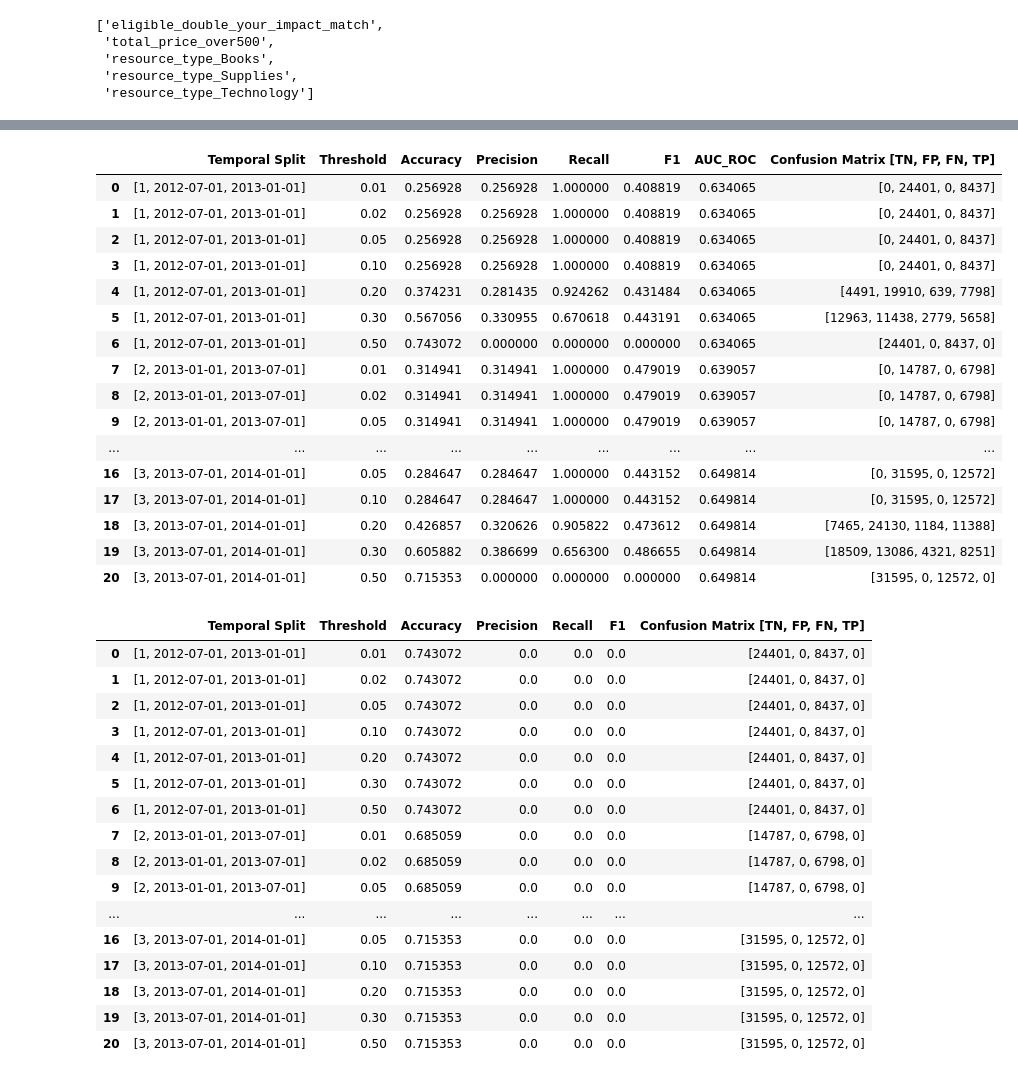
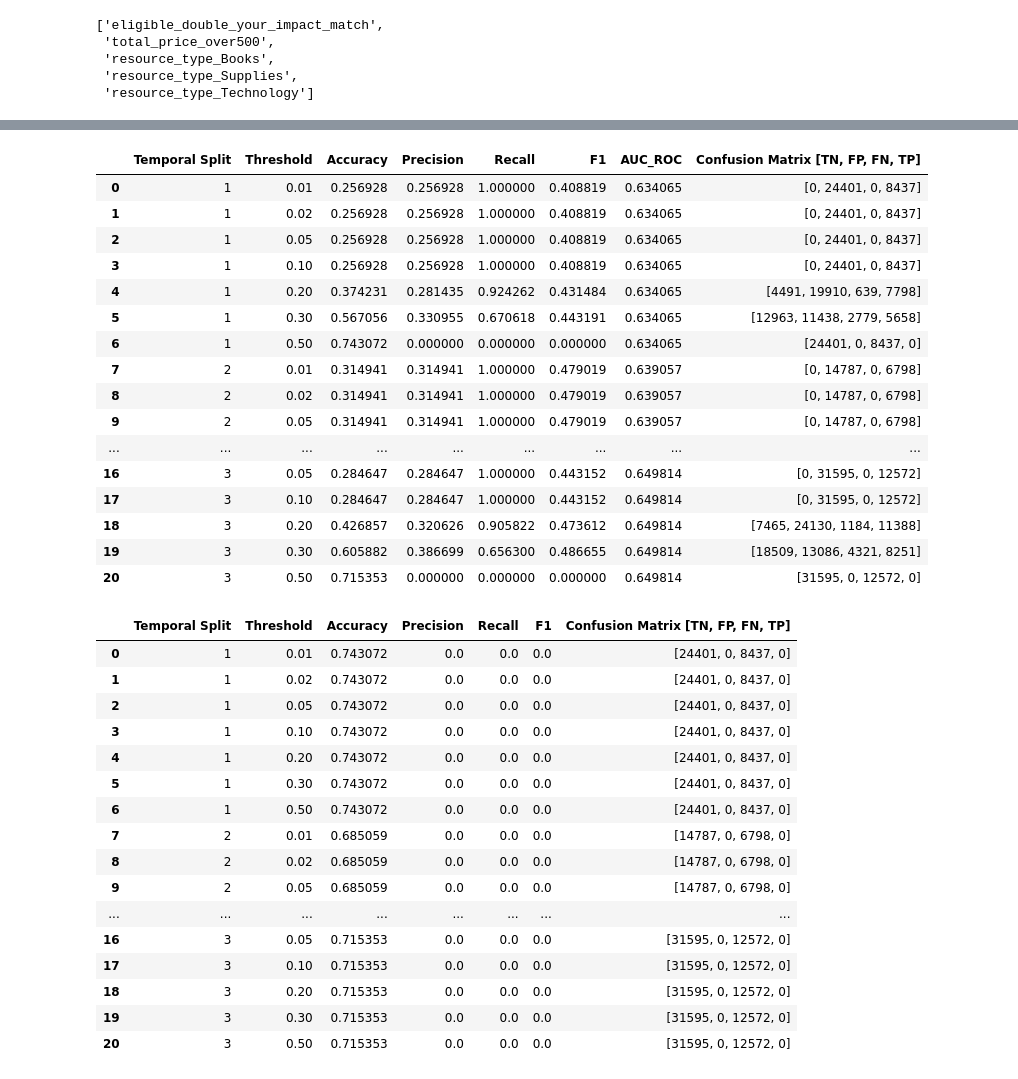
Before and after one commit to erika-tyagi/capp_30254, a Jupyter notebook: homework_3/CAPP 30254 - Homework 3.ipynb, the cells around one changed output, grey strips where cells are left out. Saved outputs shown, nothing was run; the diff lists cells and outputs as text; code cells hidden in the pictures.

```diff
--- a/homework_3/CAPP 30254 - Homework 3.ipynb
+++ b/homework_3/CAPP 30254 - Homework 3.ipynb
@@ -68,12 +70,13 @@ splits = [[1, '2012-07-01', '2013-01-01'],
 # Logistic Regression
 evaluation_table = []
 for s in splits:
-    X_train, X_test, y_train, y_test = pipeline.temporal_split(df, feature_cols, target_col, 'date_posted', s[1], s[2])
+    X_train, X_test, y_train, y_test = pipeline.temporal_split(
+        df, feature_cols, target_col, 'date_posted', s[1], s[2])
     for t in thresholds:
         pred_scores, pred_labels = pipeline.build_LogReg(
             X_train, y_train.values.ravel(), X_test, solver='liblinear', penalty='l1', C=1, threshold=t)
         evaluation_dict = pipeline.evaluate(y_test, pred_labels, pred_scores, include_ROC=True)
-        evaluation_row = [s, t,
+        evaluation_row = [s[0], t,
                           evaluation_dict['accuracy'],
                           evaluation_dict['precision'],
                           evaluation_dict['recall'],
@@ -111,12 +114,13 @@ pd.DataFrame(evaluation_table, columns=['Temporal Split',
 # K Nearest Neighbor
 evaluation_table = []
 for s in splits:
-    X_train, X_test, y_train, y_test = pipeline.temporal_split(df, feature_cols, target_col, 'date_posted', s[1], s[2])
+    X_train, X_test, y_train, y_test = pipeline.temporal_split(
+        df, feature_cols, target_col, 'date_posted', s[1], s[2])
     for t in thresholds:
         pred_scores, pred_labels = pipeline.build_KNN(
             X_train, y_train.values.ravel(), X_test, n_neighbors=5, distance_metric='euclidean', weight='distance', threshold=t)
         evaluation_dict = pipeline.evaluate(y_test, pred_labels, pred_scores, include_ROC=True)
-        evaluation_row = [s, t,
+        evaluation_row = [s[0], t,
                           evaluation_dict['accuracy'],
                           evaluation_dict['precision'],
                           evaluation_dict['recall'],
@@ -154,58 +158,60 @@ pd.DataFrame(evaluation_table, columns=['Temporal Split',
 # %%
 # Decision Tree
 evaluation_table = []
 for s in splits:
-    X_train, X_test, y_train, y_test = pipeline.temporal_split(df, feature_cols, target_col, 'date_posted', s[1], s[2])
+    X_train, X_test, y_train, y_test = pipeline.temporal_split(
+        df, feature_cols, target_col, 'date_posted', s[1], s[2])
     for t in thresholds:
         pred_scores, pred_labels = pipeline.build_DecTree(
             X_train, y_train.values.ravel(), X_test, criterion='entropy', max_depth=5, min_samples_leaf=10, threshold=t)
         evaluation_dict = pipeline.evaluate(y_test, pred_labels, pred_scores, include_ROC=True)
-        evaluation_row = [s, t,
+        evaluation_row = [s[0], t,
                           evaluation_dict['accuracy'],
                           evaluation_dict['precision'],
                           evaluation_dict['recall'],
                           evaluation_dict['f1'],
                           evaluation_dict['roc_auc'],
                           evaluation_dict['confusion_matrix']]
         evaluation_table.append(evaluation_row)
 
 pd.DataFrame(evaluation_table, columns=['Temporal Split',
                                         'Threshold',
                                         'Accuracy',
                                         'Precision',
                                         'Recall',
                                         'F1',
                                         'AUC_ROC',
                                         'Confusion Matrix [TN, FP, FN, TP]'])
 # %% [output]
 |  | Temporal Split | Threshold | Accuracy | Precision | Recall | F1 | AUC_ROC | Confusion Matrix [TN, FP, FN, TP] |
-| 0 | [1, 2012-07-01, 2013-01-01] | 0.01 | 0.256928 | 0.256928 | 1.000000 | 0.408819 | 0.634065 | [0, 24401, 0, 8437] |
-| 1 | [1, 2012-07-01, 2013-01-01] | 0.02 | 0.256928 | 0.256928 | 1.000000 | 0.408819 | 0.634065 | [0, 24401, 0, 8437] |
-| 2 | [1, 2012-07-01, 2013-01-01] | 0.05 | 0.256928 | 0.256928 | 1.000000 | 0.408819 | 0.634065 | [0, 24401, 0, 8437] |
-| 3 | [1, 2012-07-01, 2013-01-01] | 0.10 | 0.256928 | 0.256928 | 1.000000 | 0.408819 | 0.634065 | [0, 24401, 0, 8437] |
-| 4 | [1, 2012-07-01, 2013-01-01] | 0.20 | 0.374231 | 0.281435 | 0.924262 | 0.431484 | 0.634065 | [4491, 19910, 639, 7798] |
-| 5 | [1, 2012-07-01, 2013-01-01] | 0.30 | 0.567056 | 0.330955 | 0.670618 | 0.443191 | 0.634065 | [12963, 11438, 2779, 5658] |
-| 6 | [1, 2012-07-01, 2013-01-01] | 0.50 | 0.743072 | 0.000000 | 0.000000 | 0.000000 | 0.634065 | [24401, 0, 8437, 0] |
-| 7 | [2, 2013-01-01, 2013-07-01] | 0.01 | 0.314941 | 0.314941 | 1.000000 | 0.479019 | 0.639057 | [0, 14787, 0, 6798] |
-| 8 | [2, 2013-01-01, 2013-07-01] | 0.02 | 0.314941 | 0.314941 | 1.000000 | 0.479019 | 0.639057 | [0, 14787, 0, 6798] |
-| 9 | [2, 2013-01-01, 2013-07-01] | 0.05 | 0.314941 | 0.314941 | 1.000000 | 0.479019 | 0.639057 | [0, 14787, 0, 6798] |
+| 0 | 1 | 0.01 | 0.256928 | 0.256928 | 1.000000 | 0.408819 | 0.634065 | [0, 24401, 0, 8437] |
+| 1 | 1 | 0.02 | 0.256928 | 0.256928 | 1.000000 | 0.408819 | 0.634065 | [0, 24401, 0, 8437] |
+| 2 | 1 | 0.05 | 0.256928 | 0.256928 | 1.000000 | 0.408819 | 0.634065 | [0, 24401, 0, 8437] |
+| 3 | 1 | 0.10 | 0.256928 | 0.256928 | 1.000000 | 0.408819 | 0.634065 | [0, 24401, 0, 8437] |
+| 4 | 1 | 0.20 | 0.374231 | 0.281435 | 0.924262 | 0.431484 | 0.634065 | [4491, 19910, 639, 7798] |
+| 5 | 1 | 0.30 | 0.567056 | 0.330955 | 0.670618 | 0.443191 | 0.634065 | [12963, 11438, 2779, 5658] |
+| 6 | 1 | 0.50 | 0.743072 | 0.000000 | 0.000000 | 0.000000 | 0.634065 | [24401, 0, 8437, 0] |
+| 7 | 2 | 0.01 | 0.314941 | 0.314941 | 1.000000 | 0.479019 | 0.639057 | [0, 14787, 0, 6798] |
+| 8 | 2 | 0.02 | 0.314941 | 0.314941 | 1.000000 | 0.479019 | 0.639057 | [0, 14787, 0, 6798] |
+| 9 | 2 | 0.05 | 0.314941 | 0.314941 | 1.000000 | 0.479019 | 0.639057 | [0, 14787, 0, 6798] |
 | ... | ... | ... | ... | ... | ... | ... | ... | ... |
-| 16 | [3, 2013-07-01, 2014-01-01] | 0.05 | 0.284647 | 0.284647 | 1.000000 | 0.443152 | 0.649814 | [0, 31595, 0, 12572] |
-| 17 | [3, 2013-07-01, 2014-01-01] | 0.10 | 0.284647 | 0.284647 | 1.000000 | 0.443152 | 0.649814 | [0, 31595, 0, 12572] |
-| 18 | [3, 2013-07-01, 2014-01-01] | 0.20 | 0.426857 | 0.320626 | 0.905822 | 0.473612 | 0.649814 | [7465, 24130, 1184, 11388] |
-| 19 | [3, 2013-07-01, 2014-01-01] | 0.30 | 0.605882 | 0.386699 | 0.656300 | 0.486655 | 0.649814 | [18509, 13086, 4321, 8251] |
-| 20 | [3, 2013-07-01, 2014-01-01] | 0.50 | 0.715353 | 0.000000 | 0.000000 | 0.000000 | 0.649814 | [31595, 0, 12572, 0] |
+| 16 | 3 | 0.05 | 0.284647 | 0.284647 | 1.000000 | 0.443152 | 0.649814 | [0, 31595, 0, 12572] |
+| 17 | 3 | 0.10 | 0.284647 | 0.284647 | 1.000000 | 0.443152 | 0.649814 | [0, 31595, 0, 12572] |
+| 18 | 3 | 0.20 | 0.426857 | 0.320626 | 0.905822 | 0.473612 | 0.649814 | [7465, 24130, 1184, 11388] |
+| 19 | 3 | 0.30 | 0.605882 | 0.386699 | 0.656300 | 0.486655 | 0.649814 | [18509, 13086, 4321, 8251] |
+| 20 | 3 | 0.50 | 0.715353 | 0.000000 | 0.000000 | 0.000000 | 0.649814 | [31595, 0, 12572, 0] |
 # %%
 # Support Vector Machine
 evaluation_table = []
 for s in splits:
-    X_train, X_test, y_train, y_test = pipeline.temporal_split(df, feature_cols, target_col, 'date_posted', s[1], s[2])
+    X_train, X_test, y_train, y_test = pipeline.temporal_split(
+        df, feature_cols, target_col, 'date_posted', s[1], s[2])
     for t in thresholds:
         pred_scores, pred_labels = pipeline.build_SVM(
             X_train, y_train.values.ravel(), X_test, tol=1e-4, loss='hinge', C=10**-1, threshold=t)
 
         evaluation_dict = pipeline.evaluate(y_test, pred_labels, pred_scores, include_ROC=False)
-        evaluation_row = [s, t,
+        evaluation_row = [s[0], t,
                           evaluation_dict['accuracy'],
                           evaluation_dict['precision'],
                           evaluation_dict['recall'],
@@ -222,22 +228,22 @@ pd.DataFrame(evaluation_table, columns=['Temporal Split',
                                         'Confusion Matrix [TN, FP, FN, TP]'])
 # %% [output]
 |  | Temporal Split | Threshold | Accuracy | Precision | Recall | F1 | Confusion Matrix [TN, FP, FN, TP] |
-| 0 | [1, 2012-07-01, 2013-01-01] | 0.01 | 0.743072 | 0.0 | 0.0 | 0.0 | [24401, 0, 8437, 0] |
-| 1 | [1, 2012-07-01, 2013-01-01] | 0.02 | 0.743072 | 0.0 | 0.0 | 0.0 | [24401, 0, 8437, 0] |
-| 2 | [1, 2012-07-01, 2013-01-01] | 0.05 | 0.743072 | 0.0 | 0.0 | 0.0 | [24401, 0, 8437, 0] |
-| 3 | [1, 2012-07-01, 2013-01-01] | 0.10 | 0.743072 | 0.0 | 0.0 | 0.0 | [24401, 0, 8437, 0] |
-| 4 | [1, 2012-07-01, 2013-01-01] | 0.20 | 0.743072 | 0.0 | 0.0 | 0.0 | [24401, 0, 8437, 0] |
-| 5 | [1, 2012-07-01, 2013-01-01] | 0.30 | 0.743072 | 0.0 | 0.0 | 0.0 | [24401, 0, 8437, 0] |
-| 6 | [1, 2012-07-01, 2013-01-01] | 0.50 | 0.743072 | 0.0 | 0.0 | 0.0 | [24401, 0, 8437, 0] |
-| 7 | [2, 2013-01-01, 2013-07-01] | 0.01 | 0.685059 | 0.0 | 0.0 | 0.0 | [14787, 0, 6798, 0] |
-| 8 | [2, 2013-01-01, 2013-07-01] | 0.02 | 0.685059 | 0.0 | 0.0 | 0.0 | [14787, 0, 6798, 0] |
-| 9 | [2, 2013-01-01, 2013-07-01] | 0.05 | 0.685059 | 0.0 | 0.0 | 0.0 | [14787, 0, 6798, 0] |
+| 0 | 1 | 0.01 | 0.743072 | 0.0 | 0.0 | 0.0 | [24401, 0, 8437, 0] |
+| 1 | 1 | 0.02 | 0.743072 | 0.0 | 0.0 | 0.0 | [24401, 0, 8437, 0] |
+| 2 | 1 | 0.05 | 0.743072 | 0.0 | 0.0 | 0.0 | [24401, 0, 8437, 0] |
+| 3 | 1 | 0.10 | 0.743072 | 0.0 | 0.0 | 0.0 | [24401, 0, 8437, 0] |
+| 4 | 1 | 0.20 | 0.743072 | 0.0 | 0.0 | 0.0 | [24401, 0, 8437, 0] |
+| 5 | 1 | 0.30 | 0.743072 | 0.0 | 0.0 | 0.0 | [24401, 0, 8437, 0] |
+| 6 | 1 | 0.50 | 0.743072 | 0.0 | 0.0 | 0.0 | [24401, 0, 8437, 0] |
+| 7 | 2 | 0.01 | 0.685059 | 0.0 | 0.0 | 0.0 | [14787, 0, 6798, 0] |
+| 8 | 2 | 0.02 | 0.685059 | 0.0 | 0.0 | 0.0 | [14787, 0, 6798, 0] |
+| 9 | 2 | 0.05 | 0.685059 | 0.0 | 0.0 | 0.0 | [14787, 0, 6798, 0] |
 | ... | ... | ... | ... | ... | ... | ... | ... |
-| 16 | [3, 2013-07-01, 2014-01-01] | 0.05 | 0.715353 | 0.0 | 0.0 | 0.0 | [31595, 0, 12572, 0] |
-| 17 | [3, 2013-07-01, 2014-01-01] | 0.10 | 0.715353 | 0.0 | 0.0 | 0.0 | [31595, 0, 12572, 0] |
-| 18 | [3, 2013-07-01, 2014-01-01] | 0.20 | 0.715353 | 0.0 | 0.0 | 0.0 | [31595, 0, 12572, 0] |
-| 19 | [3, 2013-07-01, 2014-01-01] | 0.30 | 0.715353 | 0.0 | 0.0 | 0.0 | [31595, 0, 12572, 0] |
-| 20 | [3, 2013-07-01, 2014-01-01] | 0.50 | 0.715353 | 0.0 | 0.0 | 0.0 | [31595, 0, 12572, 0] |
+| 16 | 3 | 0.05 | 0.715353 | 0.0 | 0.0 | 0.0 | [31595, 0, 12572, 0] |
+| 17 | 3 | 0.10 | 0.715353 | 0.0 | 0.0 | 0.0 | [31595, 0, 12572, 0] |
+| 18 | 3 | 0.20 | 0.715353 | 0.0 | 0.0 | 0.0 | [31595, 0, 12572, 0] |
+| 19 | 3 | 0.30 | 0.715353 | 0.0 | 0.0 | 0.0 | [31595, 0, 12572, 0] |
+| 20 | 3 | 0.50 | 0.715353 | 0.0 | 0.0 | 0.0 | [31595, 0, 12572, 0] |
 # %%
 # Random Forest (Bagging)
 evaluation_table = []
```
Also changed, not shown: parts of 5 cells of this notebook.
